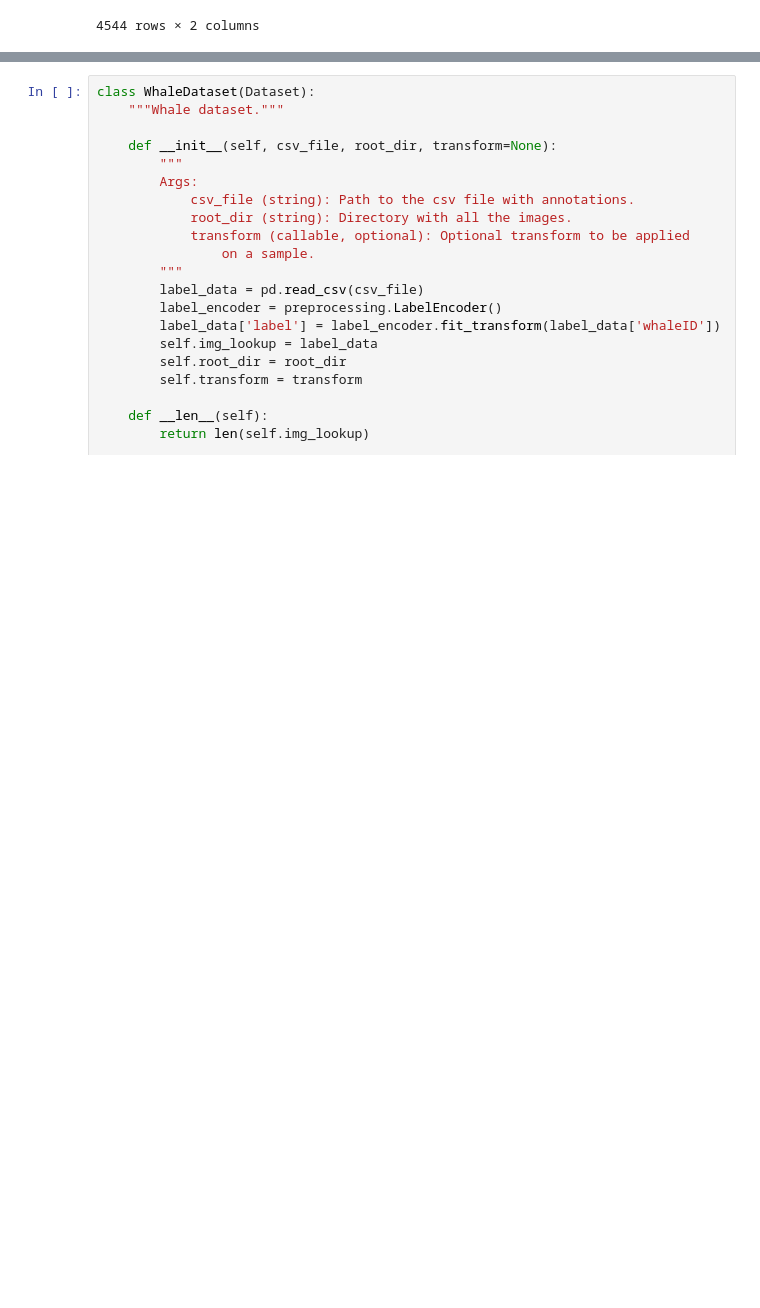
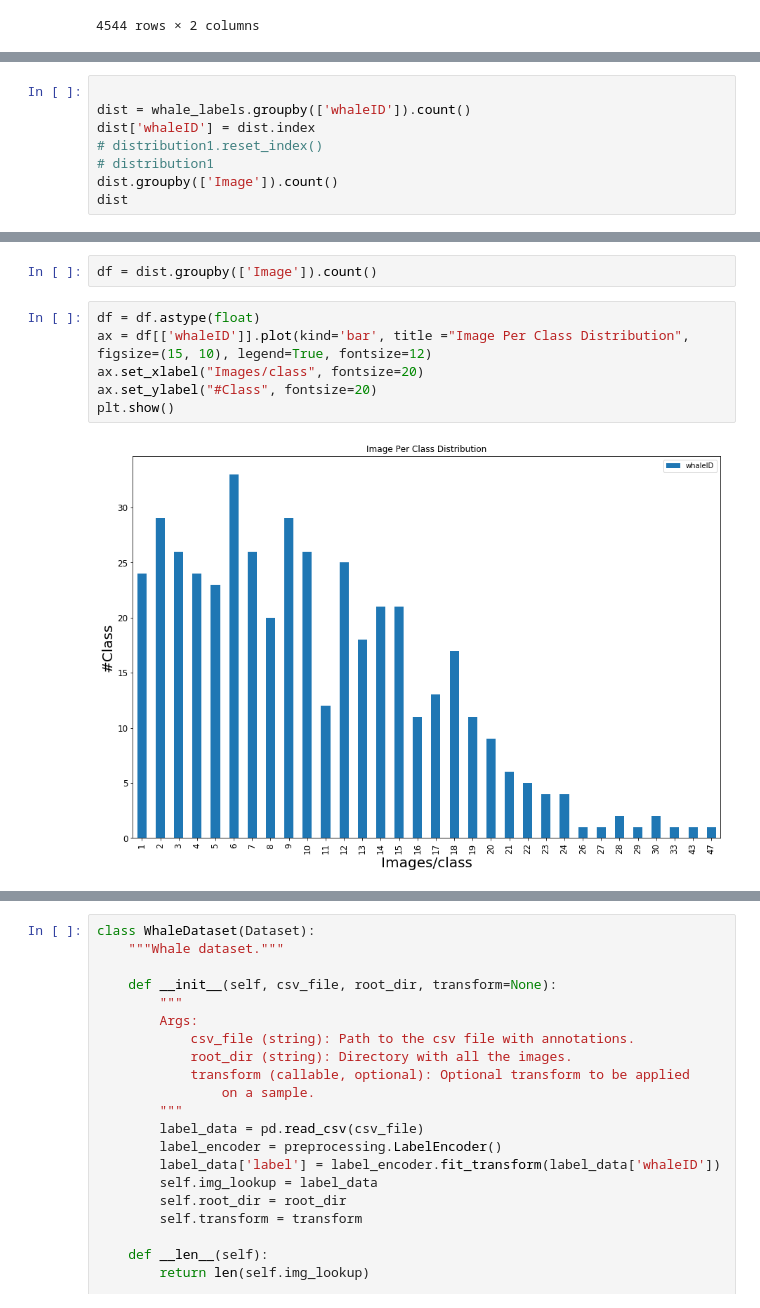
Before and after one commit to tramanh06/kaggle-right-whale, a Jupyter notebook: notebooks/rightwhale_pytorch.ipynb, the cells around one changed output, grey strips where cells are left out. Cells and saved outputs as stored; diff of their text form; blank space fills up the shorter version.

```diff
--- a/notebooks/rightwhale_pytorch.ipynb
+++ b/notebooks/rightwhale_pytorch.ipynb
@@ -54,0 +55,8 @@ plt.show()
+# %%
+
+dist = whale_labels.groupby(['whaleID']).count()
+dist['whaleID'] = dist.index
+# distribution1.reset_index()
+# distribution1
+dist.groupby(['Image']).count()
+dist
@@ -54,0 +83,10 @@ plt.show()
+# %%
+df = dist.groupby(['Image']).count()
+# %%
+df = df.astype(float)
+ax = df[['whaleID']].plot(kind='bar', title ="Image Per Class Distribution", figsize=(15, 10), legend=True, fontsize=12)
+ax.set_xlabel("Images/class", fontsize=20)
+ax.set_ylabel("#Class", fontsize=20)
+plt.show()
+# %% [output]
+[figure, added]
```
Also changed, not shown: parts of 6 cells of this notebook, 23 other files.
